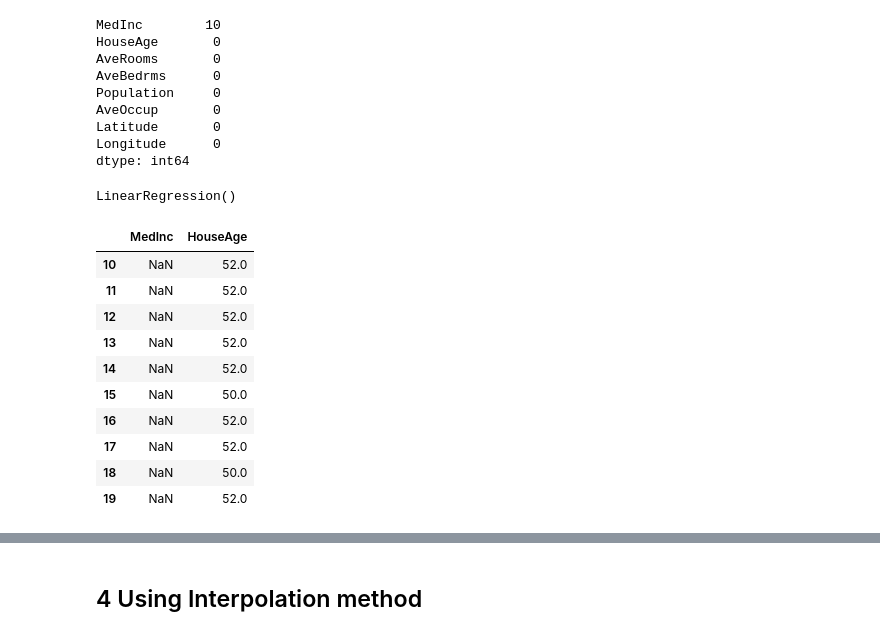
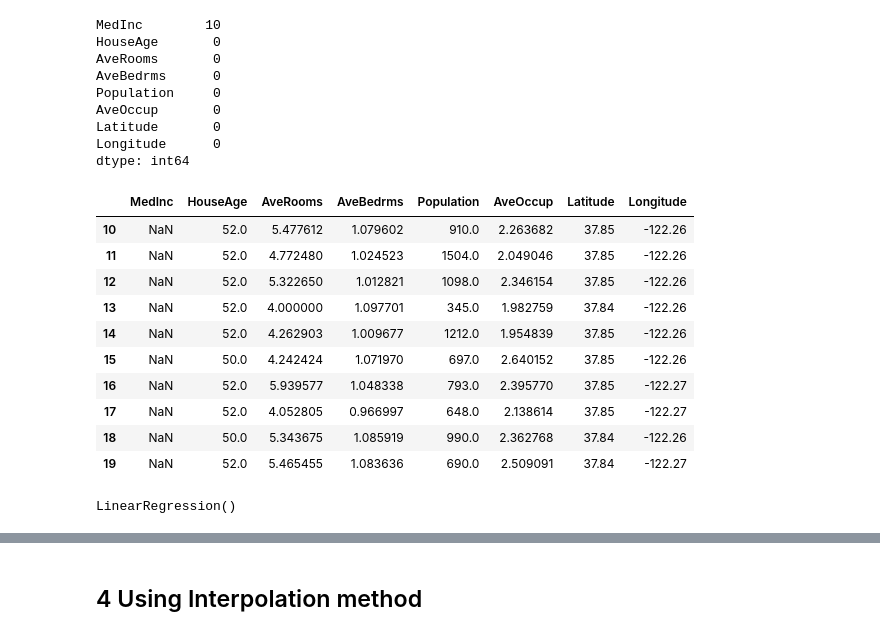
Before and after one commit to prathwik0/AML, a Jupyter notebook: lab_programs/1 Handling missing values.ipynb, the cells around one changed output, grey strips where cells are left out. Drawn from its saved outputs; the diff is of its cells as text; code cells hidden in the pictures.

```diff
--- a/lab_programs/1 Handling missing values.ipynb
+++ b/lab_programs/1 Handling missing values.ipynb
@@ -151,31 +130,34 @@ Longitude      0
 dtype: int64
 # %%
 # Split the dataset into with and without missing values
-x_missing = df[df.isna().any(axis=1)]
+
+# .isna.any() -> default axis for any is 0 (columns) i.e.
+# i.e it shows (null values present or not) corresponding to the columns
+# change axis = 1 to do it row wise
+
+x_missing = df.loc[df.isna().any(axis=1), :]
 x_no_missing = df.dropna()
+x_missing
+# %% [output]
+|  | MedInc | HouseAge | AveRooms | AveBedrms | Population | AveOccup | Latitude | Longitude |
+| 10 | NaN | 52.0 | 5.477612 | 1.079602 | 910.0 | 2.263682 | 37.85 | -122.26 |
+| 11 | NaN | 52.0 | 4.772480 | 1.024523 | 1504.0 | 2.049046 | 37.85 | -122.26 |
+| 12 | NaN | 52.0 | 5.322650 | 1.012821 | 1098.0 | 2.346154 | 37.85 | -122.26 |
+| 13 | NaN | 52.0 | 4.000000 | 1.097701 | 345.0 | 1.982759 | 37.84 | -122.26 |
+| 14 | NaN | 52.0 | 4.262903 | 1.009677 | 1212.0 | 1.954839 | 37.85 | -122.26 |
+| 15 | NaN | 50.0 | 4.242424 | 1.071970 | 697.0 | 2.640152 | 37.85 | -122.26 |
+| 16 | NaN | 52.0 | 5.939577 | 1.048338 | 793.0 | 2.395770 | 37.85 | -122.27 |
+| 17 | NaN | 52.0 | 4.052805 | 0.966997 | 648.0 | 2.138614 | 37.85 | -122.27 |
+| 18 | NaN | 50.0 | 5.343675 | 1.085919 | 990.0 | 2.362768 | 37.84 | -122.26 |
+| 19 | NaN | 52.0 | 5.465455 | 1.083636 | 690.0 | 2.509091 | 37.84 | -122.27 |
 # %%
 x_train = x_no_missing.drop(columns=["MedInc"])
 y_train = x_no_missing["MedInc"]
 x_test = x_missing.drop(columns=["MedInc"])
-# %%
-# Define a model
-model = LinearRegression()
-model.fit(x_train, y_train)  # Fit a model with features and targetr as MedInc
-# %% [output]
-LinearRegression()
-# %%
-x_missing.loc[:, ("MedInc", "HouseAge")]
-# %% [output]
-|  | MedInc | HouseAge |
-| 10 | NaN | 52.0 |
-| 11 | NaN | 52.0 |
-| 12 | NaN | 52.0 |
-| 13 | NaN | 52.0 |
-| 14 | NaN | 52.0 |
-| 15 | NaN | 50.0 |
-| 16 | NaN | 52.0 |
-| 17 | NaN | 52.0 |
-| 18 | NaN | 50.0 |
-| 19 | NaN | 52.0 |
+# %%
+model = LinearRegression()
+model.fit(x_train, y_train)
+# %% [output]
+LinearRegression()
 # %%
 # Impute missing values using the trained model
```
Also changed, not shown: parts of 18 cells of this notebook.
